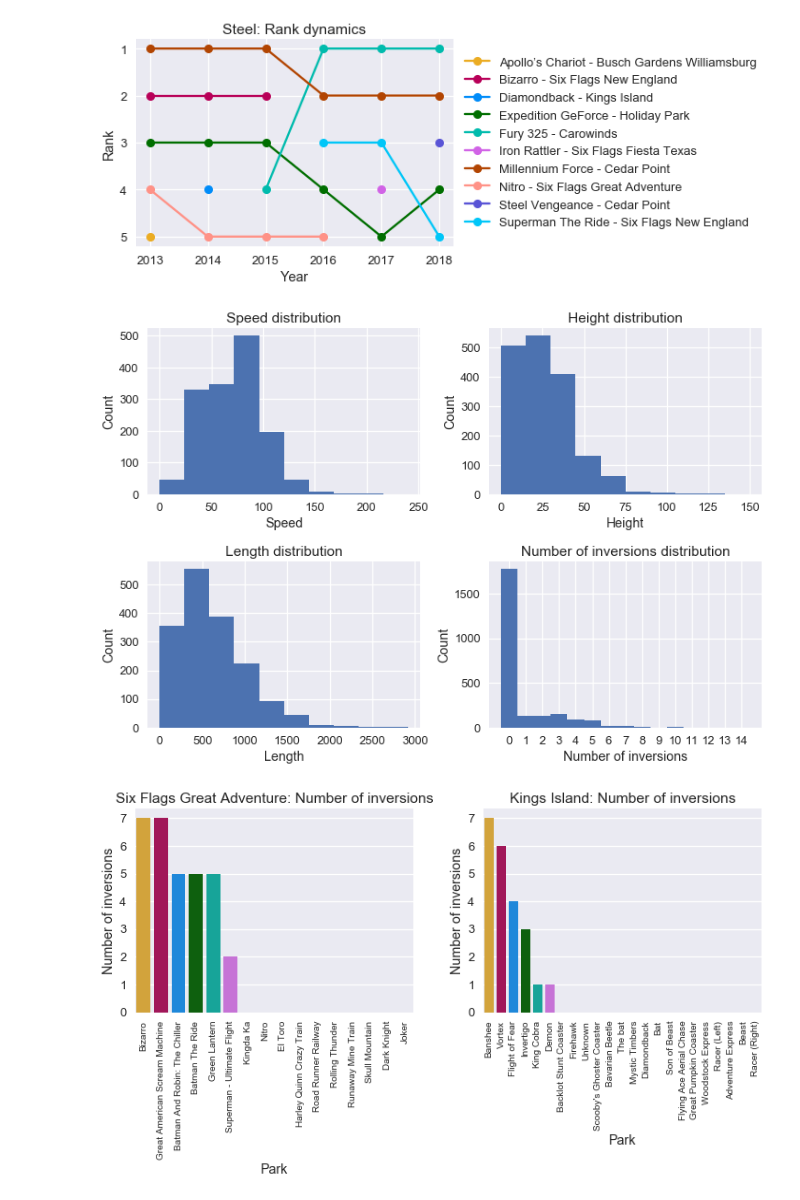
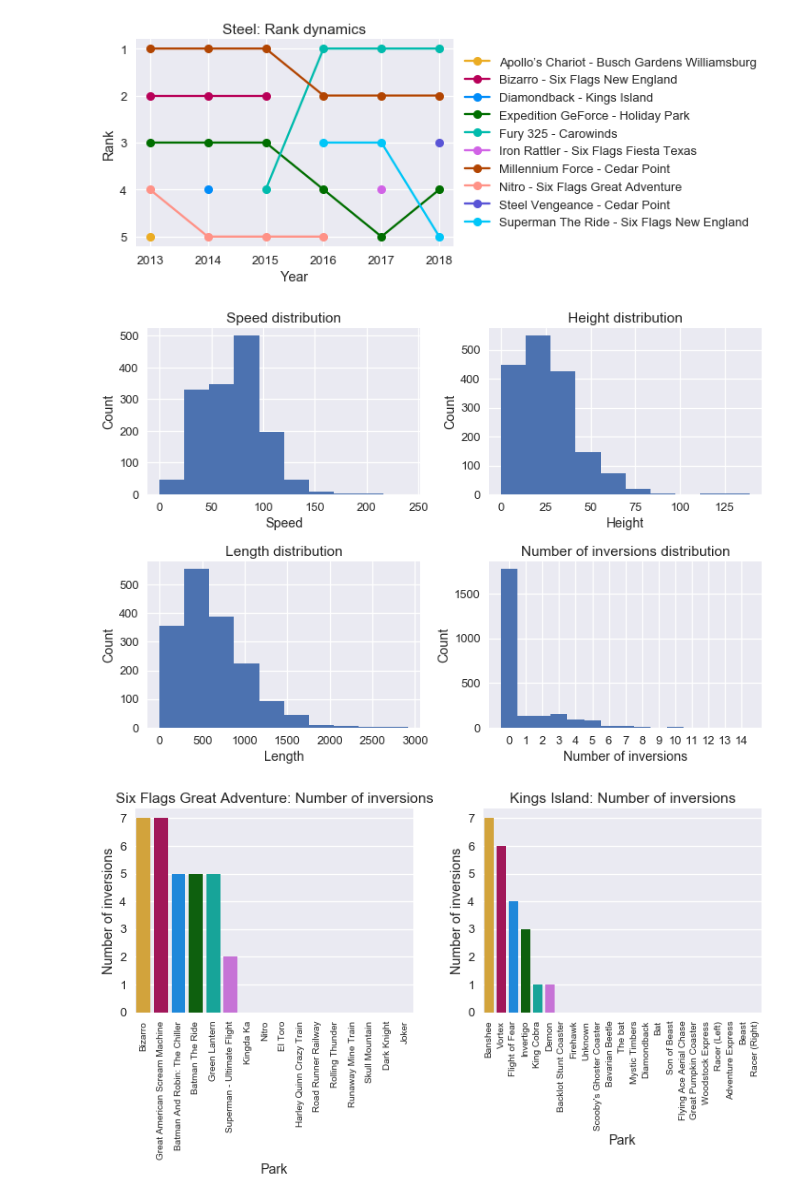
Before and after one commit to Goananda/Codecademy-project-Roller-Coaster, a Jupyter notebook: Roller Coaster.ipynb, the cells around one changed output. Saved outputs shown, nothing was run; the diff lists cells and outputs as text; code cells hidden in the pictures.

```diff
--- a/Roller Coaster.ipynb
+++ b/Roller Coaster.ipynb
@@ -5,8 +5,8 @@ import seaborn as sns
 # %%
 wood = pd.read_csv('Golden_Ticket_Award_Winners_Wood.csv')
 steel = pd.read_csv('Golden_Ticket_Award_Winners_Steel.csv')
-wood['Type'] = 'wood'
-steel['Type'] = 'steel'
+wood['Type'] = 'Wood'
+steel['Type'] = 'Steel'
 full = pd.concat([wood, steel]).reset_index()
 coasters = pd.read_csv('roller_coasters.csv')
 
@@ -32,13 +32,14 @@ for i in parks_replace:
 
 coasters.loc[683, 'height'] = 9.2
 coasters.loc[730, 'height'] = 9.2
+coasters.loc[2166, 'height'] = 23
 # %%
-sns.set()
-sns.set_style('darkgrid')
-sns.set_context('talk')
+sns.set(context='talk')
+
 big_palette = [(0.922,0.675,0.137),(0.722,0.0,0.345),(0.0,0.549,0.976),(0.0,0.431,0.0),\
            (0.0,0.733,0.678),(0.82,0.388,0.902),(0.698,0.271,0.008),(1.0,0.573,0.529),\
            (0.349,0.329,0.839),(0.0,0.776,0.973),(0.529,0.522,0.0),(0.0,0.655,0.424),\
            (0.741,0.741,0.741)]
+pie_palette = [(0.333,0.659,0.408),(0.769,0.306,0.322)]
 # %%
 def rank_dynamics(database, name, park):
@@ -116,34 +115,34 @@ rank_dynamics_top(full[full['Type'] == 'steel'], 5, 'Steel')
 # %% [output]
 [figure]
 # %%
-def histogram(database, column, title, hist_range=None, bar=False):
-    data = list(database[column].dropna().astype('int'))
+def histogram(database, column, title, bar=False):
+    data = database[column].dropna()
     if bar == True:
-        x = range(min(data), max(data)+1)
+        data = [int(i) for i in data]
+        x = range(min(data), max(data) + 1)
         y = [data.count(i) for i in x]
         plt.bar(x, y, width=1)
         ax = plt.gca()
         ax.set_xticks(x)
     else:
-        plt.hist(data, range=hist_range)
+        plt.hist(data)
     plt.xlabel(title)
     plt.ylabel('Count')
     plt.title(f'{title} distribution')
 # %%
 plt.figure(figsize=(12, 8))
-sns.set_palette('deep')
 plt.subplots_adjust(wspace=0.25, hspace=0.4)
 plt.subplot(2, 2, 1)
 histogram(coasters, 'speed', 'Speed')
 plt.subplot(2, 2, 2)
-histogram(coasters, 'height', 'Height', hist_range=(0,150))
+histogram(coasters, 'height', 'Height')
 plt.subplot(2, 2, 3)
 histogram(coasters, 'length', 'Length')
 plt.subplot(2, 2, 4)
 histogram(coasters, 'num_inversions', 'Number of inversions', bar=True)
 plt.show()
 # %% [output]
-[figure, old version]
+[figure, new version]
 # %%
 def park_inversions(database, park):
     ax = plt.gca()
```
Also changed, not shown: parts of 9 cells of this notebook.
